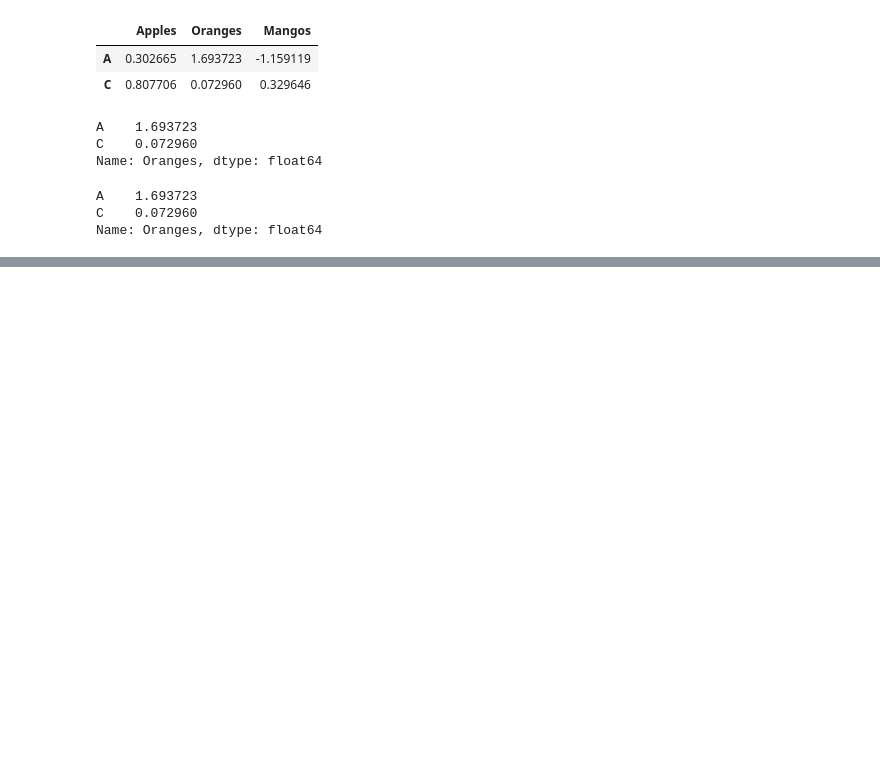
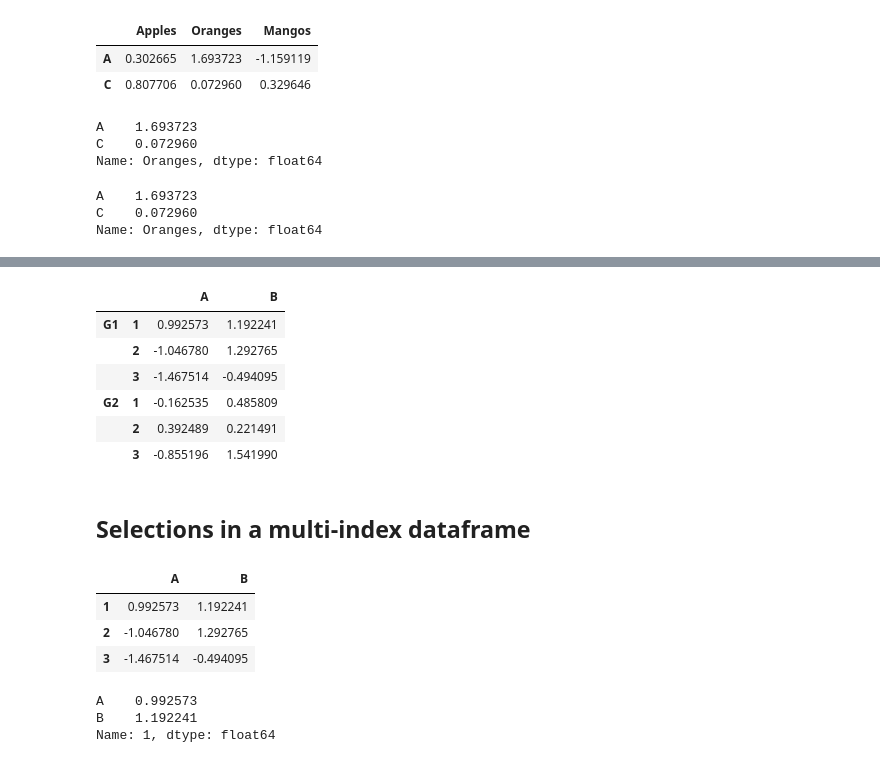
Before and after one commit to Hbada/Python-data-analysis-lessons-notebooks, a Jupyter notebook: Pandas_practice_notebook.ipynb, the cells around one changed output, grey strips where cells are left out. Cells and saved outputs as stored; diff of their text form; code cells hidden in the pictures; blank space fills up the shorter version.

```diff
--- a/Pandas_practice_notebook.ipynb
+++ b/Pandas_practice_notebook.ipynb
@@ -380,0 +472,4 @@ Name: Oranges, dtype: float64
+# %%
+# index levels
+outside = ['G1', 'G1', 'G1', 'G2', 'G2', 'G2']
+inside = [1, 2, 3, 1, 2, 3]
@@ -380,0 +501,29 @@ Name: Oranges, dtype: float64
+# %%
+# create same but with 'Multi index' and column labels A & B
+df = pd.DataFrame(randn(6,2), hier_index, ['A', 'B'])
+df
+# %% [output]
+|  |  | A | B |
+| G1 | 1 | 0.992573 | 1.192241 |
+|  | 2 | -1.046780 | 1.292765 |
+|  | 3 | -1.467514 | -0.494095 |
+| G2 | 1 | -0.162535 | 0.485809 |
+|  | 2 | 0.392489 | 0.221491 |
+|  | 3 | -0.855196 | 1.541990 |
+# %% [markdown]
+## Selections in a multi-index dataframe
+# %%
+# select an outside index
+df.loc['G1']
+# %% [output]
+|  | A | B |
+| 1 | 0.992573 | 1.192241 |
+| 2 | -1.046780 | 1.292765 |
+| 3 | -1.467514 | -0.494095 |
+# %%
+# select outside index then an inner selection
+df.loc['G1'].loc[1] # returns series of row 1 in section G1
+# %% [output]
+A    0.992573
+B    1.192241
+Name: 1, dtype: float64
```
Also changed, not shown: parts of 39 cells of this notebook.
